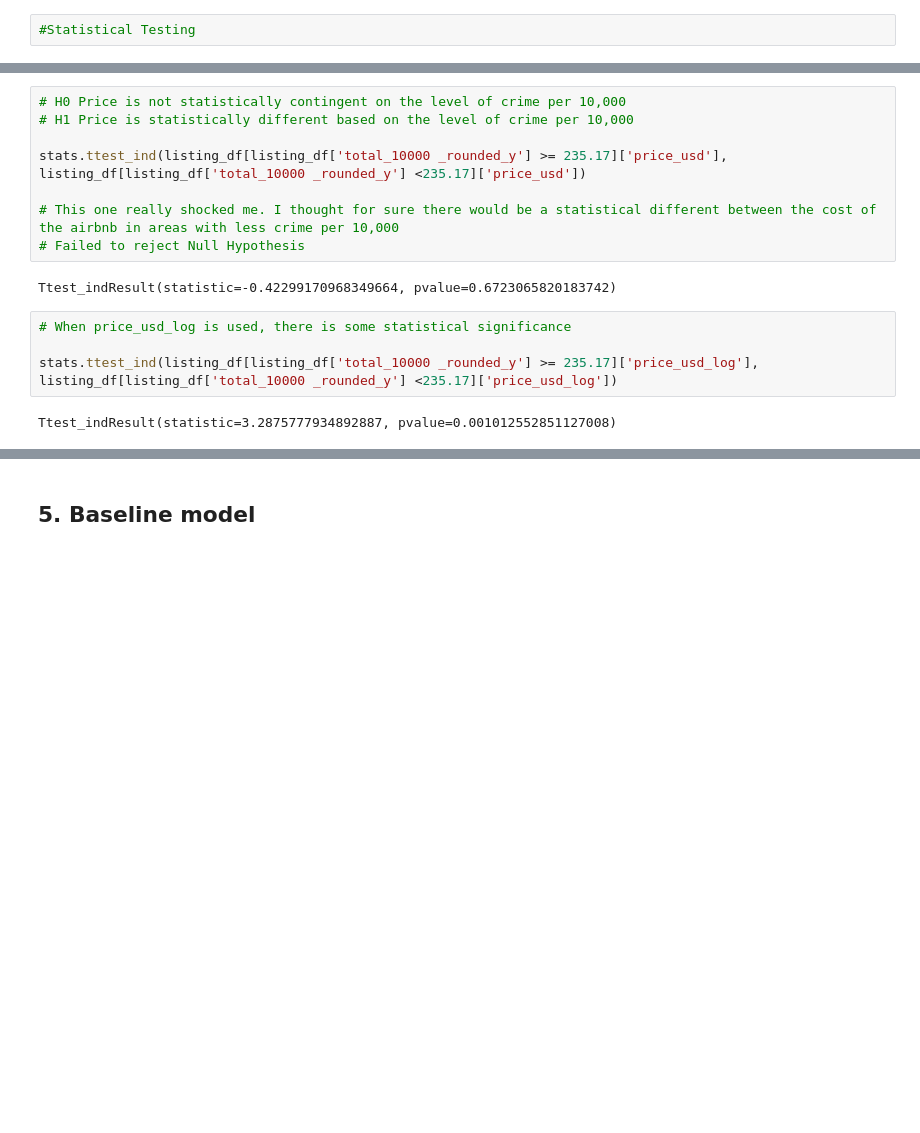
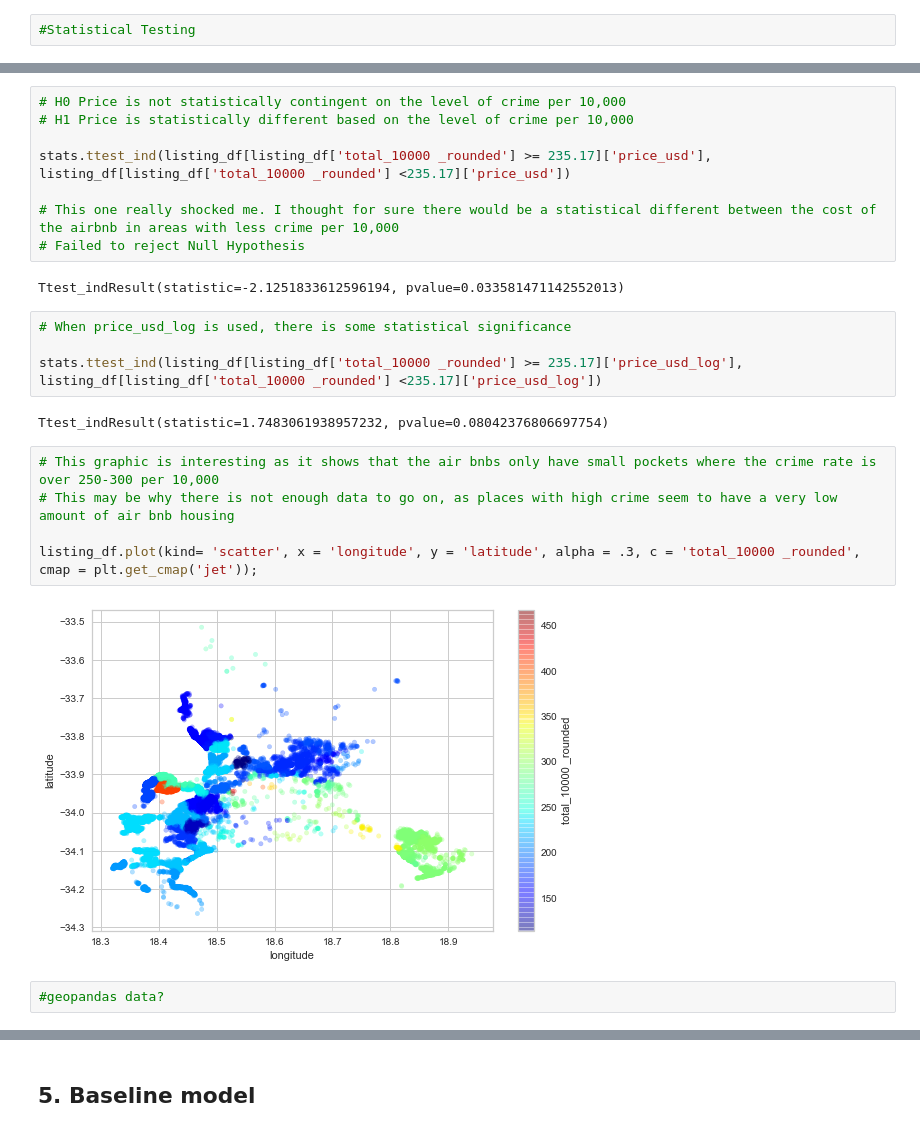
Before and after one commit to dolcikey/Cape_Town_AirBNB, a Jupyter notebook: Final_Cape_Town_AirBNB.ipynb, the cells around one changed output, grey strips where cells are left out. Cells and saved outputs as stored; diff of their text form; blank space fills up the shorter version.

```diff
--- a/Final_Cape_Town_AirBNB.ipynb
+++ b/Final_Cape_Town_AirBNB.ipynb
@@ -252,16 +260,25 @@ Ttest_indResult(statistic=9.563862354430071, pvalue=1.2834654100460626e-21)
 # H0 Price is not statistically contingent on the level of crime per 10,000
 # H1 Price is statistically different based on the level of crime per 10,000
 
-stats.ttest_ind(listing_df[listing_df['total_10000 _rounded_y'] >= 235.17]['price_usd'], listing_df[listing_df['total_10000 _rounded_y'] <235.17]['price_usd'])
+stats.ttest_ind(listing_df[listing_df['total_10000 _rounded'] >= 235.17]['price_usd'], listing_df[listing_df['total_10000 _rounded'] <235.17]['price_usd'])
 
 # This one really shocked me. I thought for sure there would be a statistical different between the cost of the airbnb in areas with less crime per 10,000
 # Failed to reject Null Hypothesis
 # %% [output]
-Ttest_indResult(statistic=-0.42299170968349664, pvalue=0.6723065820183742)
+Ttest_indResult(statistic=-2.1251833612596194, pvalue=0.033581471142552013)
 # %%
 # When price_usd_log is used, there is some statistical significance
 
-stats.ttest_ind(listing_df[listing_df['total_10000 _rounded_y'] >= 235.17]['price_usd_log'], listing_df[listing_df['total_10000 _rounded_y'] <235.17]['price_usd_log'])
+stats.ttest_ind(listing_df[listing_df['total_10000 _rounded'] >= 235.17]['price_usd_log'], listing_df[listing_df['total_10000 _rounded'] <235.17]['price_usd_log'])
 # %% [output]
-Ttest_indResult(statistic=3.2875777934892887, pvalue=0.001012552851127008)
+Ttest_indResult(statistic=1.7483061938957232, pvalue=0.08042376806697754)
+# %%
+# This graphic is interesting as it shows that the air bnbs only have small pockets where the crime rate is over 250-300 per 10,000
+# This may be why there is not enough data to go on, as places with high crime seem to have a very low amount of air bnb housing
+
+listing_df.plot(kind= 'scatter', x = 'longitude', y = 'latitude', alpha = .3, c = 'total_10000 _rounded', cmap = plt.get_cmap('jet'));
+# %% [output]
+[figure, added]
+# %%
+#geopandas data?
 # %%
```
Also changed, not shown: parts of 29 cells of this notebook.
